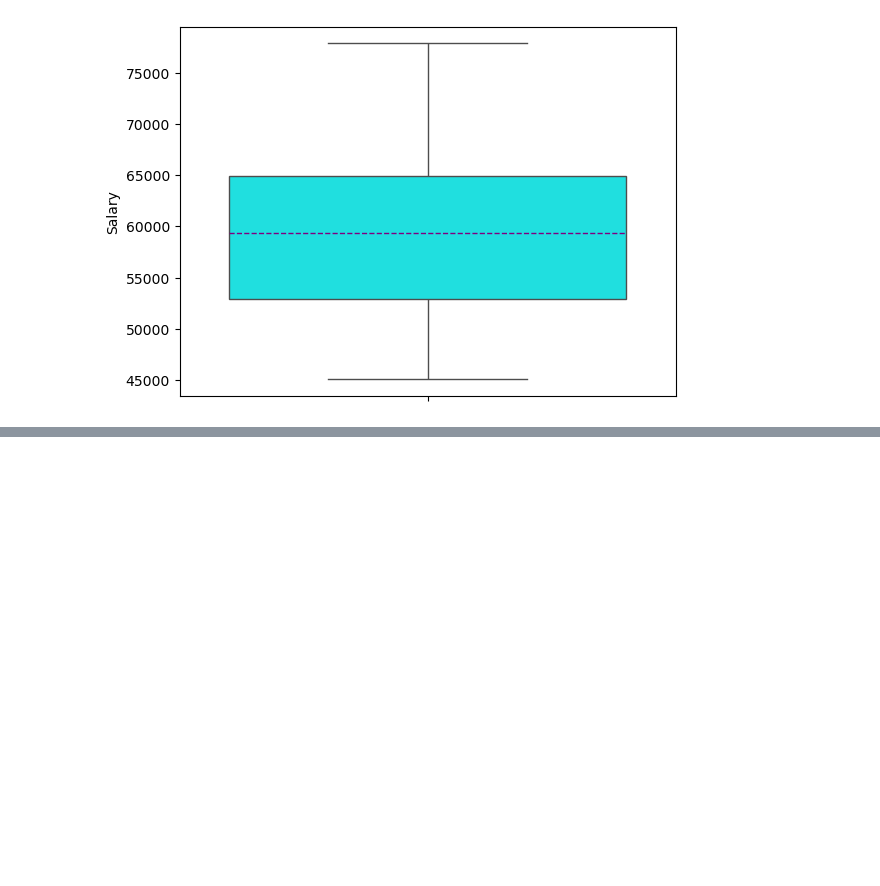
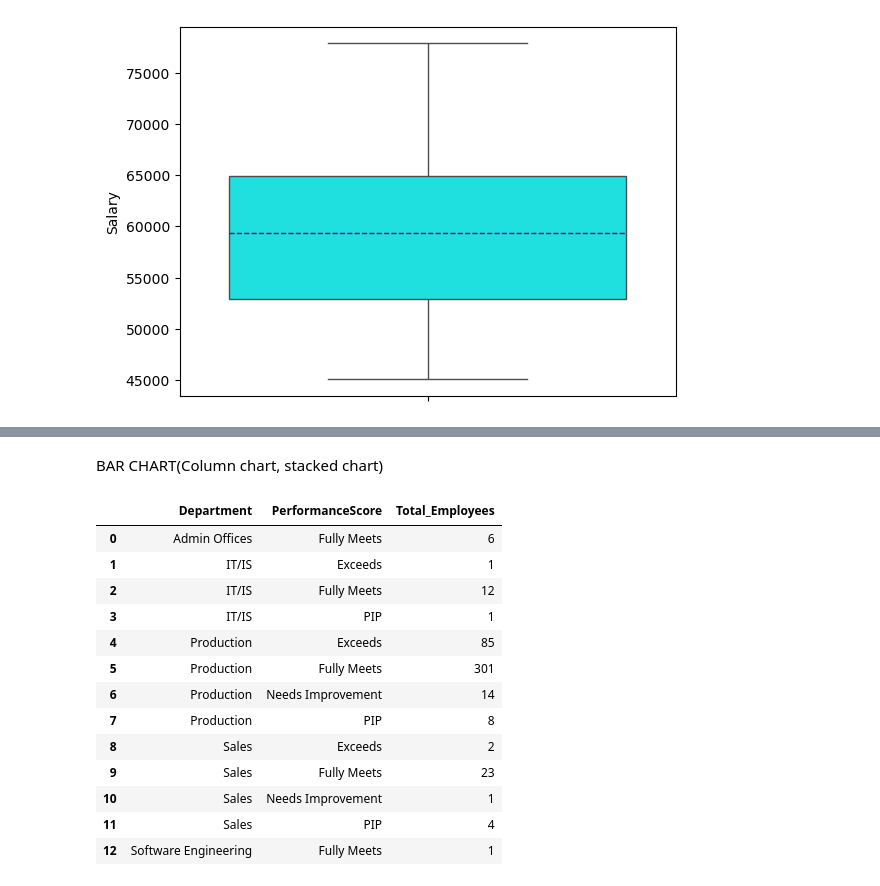
Before and after one commit to SmriteePoudel/DataScience, a Jupyter notebook: Visualization2.ipynb, the cells around one changed output, grey strips where cells are left out. Drawn from its saved outputs; the diff is of its cells as text; code cells hidden in the pictures; blank space fills up the shorter version.

```diff
--- a/Visualization2.ipynb
+++ b/Visualization2.ipynb
@@ -63,0 +66,2 @@ plt.grid(ls='dashed')
+# %% [markdown]
+BAR CHART(Column chart, stacked chart)
@@ -63,0 +70,19 @@ plt.grid(ls='dashed')
+# %%
+dep_perf = hr.groupby(['Department', 'PerformanceScore'])['EmpID'].count().reset_index().rename(columns={'EmpID': 'Total_Employees'})
+
+dep_perf
+# %% [output]
+|  | Department | PerformanceScore | Total_Employees |
+| 0 | Admin Offices | Fully Meets | 6 |
+| 1 | IT/IS | Exceeds | 1 |
+| 2 | IT/IS | Fully Meets | 12 |
+| 3 | IT/IS | PIP | 1 |
+| 4 | Production | Exceeds | 85 |
+| 5 | Production | Fully Meets | 301 |
+| 6 | Production | Needs Improvement | 14 |
+| 7 | Production | PIP | 8 |
+| 8 | Sales | Exceeds | 2 |
+| 9 | Sales | Fully Meets | 23 |
+| 10 | Sales | Needs Improvement | 1 |
+| 11 | Sales | PIP | 4 |
+| 12 | Software Engineering | Fully Meets | 1 |
```
Also changed, not shown: parts of 4 cells of this notebook, 1 other file.
